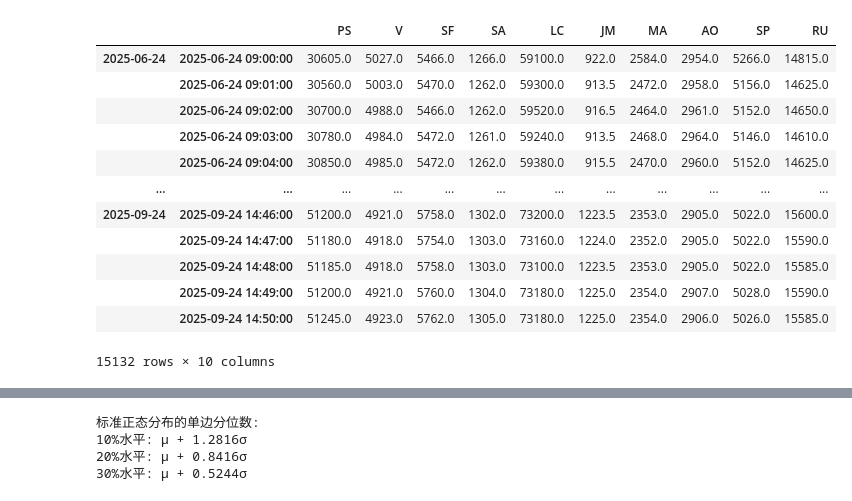
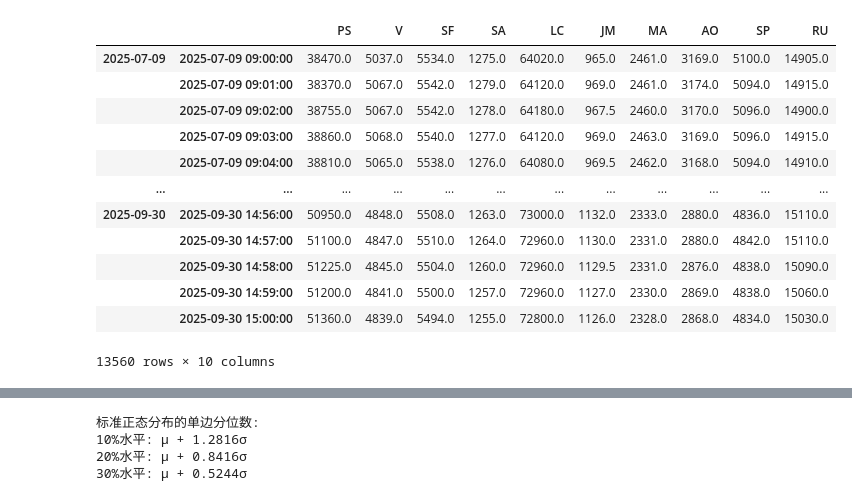
Before and after one commit to SIGCHLD-handler/Industrial_Silicon, a Jupyter notebook: si_history.ipynb, the cells around one changed output, grey strips where cells are left out. Drawn from its saved outputs; the diff is of its cells as text; code cells hidden in the pictures.

```diff
--- a/si_history.ipynb
+++ b/si_history.ipynb
@@ -15,7 +15,7 @@ warnings.filterwarnings("ignore")
 import rqdatac as rq
 rq.init()
 # %%
-index_weight = pd.read_json("index_weight.json")[0]
+index_weight = pd.read_json("index_info.json")["weight"]
 index_weight
 # %% [output]
 PS    0.472150
@@ -109,26 +111,27 @@ Length: 15065, dtype: float64
 # %%
 all_minute = pd.DataFrame()
 for underlying in index_weight.index:
     data = rq.futures.get_dominant_price(underlying, frequency="1m").loc[underlying]
+    data.to_csv("data/%s.csv" % underlying.lower())
     minute = data.groupby("trading_date").apply(preprocess)
     minute.name = underlying
     all_minute = pd.concat([all_minute, minute], axis=1)
 
 all_minute
 # %% [output]
 |  |  | PS | V | SF | SA | LC | JM | MA | AO | SP | RU |
-| 2025-06-24 | 2025-06-24 09:00:00 | 30605.0 | 5027.0 | 5466.0 | 1266.0 | 59100.0 | 922.0 | 2584.0 | 2954.0 | 5266.0 | 14815.0 |
-|  | 2025-06-24 09:01:00 | 30560.0 | 5003.0 | 5470.0 | 1262.0 | 59300.0 | 913.5 | 2472.0 | 2958.0 | 5156.0 | 14625.0 |
-|  | 2025-06-24 09:02:00 | 30700.0 | 4988.0 | 5466.0 | 1262.0 | 59520.0 | 916.5 | 2464.0 | 2961.0 | 5152.0 | 14650.0 |
-|  | 2025-06-24 09:03:00 | 30780.0 | 4984.0 | 5472.0 | 1261.0 | 59240.0 | 913.5 | 2468.0 | 2964.0 | 5146.0 | 14610.0 |
-|  | 2025-06-24 09:04:00 | 30850.0 | 4985.0 | 5472.0 | 1262.0 | 59380.0 | 915.5 | 2470.0 | 2960.0 | 5152.0 | 14625.0 |
+| 2025-07-09 | 2025-07-09 09:00:00 | 38470.0 | 5037.0 | 5534.0 | 1275.0 | 64020.0 | 965.0 | 2461.0 | 3169.0 | 5100.0 | 14905.0 |
+|  | 2025-07-09 09:01:00 | 38370.0 | 5067.0 | 5542.0 | 1279.0 | 64120.0 | 969.0 | 2461.0 | 3174.0 | 5094.0 | 14915.0 |
+|  | 2025-07-09 09:02:00 | 38755.0 | 5067.0 | 5542.0 | 1278.0 | 64180.0 | 967.5 | 2460.0 | 3170.0 | 5096.0 | 14900.0 |
+|  | 2025-07-09 09:03:00 | 38860.0 | 5068.0 | 5540.0 | 1277.0 | 64120.0 | 969.0 | 2463.0 | 3169.0 | 5096.0 | 14915.0 |
+|  | 2025-07-09 09:04:00 | 38810.0 | 5065.0 | 5538.0 | 1276.0 | 64080.0 | 969.5 | 2462.0 | 3168.0 | 5094.0 | 14910.0 |
 | ... | ... | ... | ... | ... | ... | ... | ... | ... | ... | ... | ... |
-| 2025-09-24 | 2025-09-24 14:46:00 | 51200.0 | 4921.0 | 5758.0 | 1302.0 | 73200.0 | 1223.5 | 2353.0 | 2905.0 | 5022.0 | 15600.0 |
-|  | 2025-09-24 14:47:00 | 51180.0 | 4918.0 | 5754.0 | 1303.0 | 73160.0 | 1224.0 | 2352.0 | 2905.0 | 5022.0 | 15590.0 |
-|  | 2025-09-24 14:48:00 | 51185.0 | 4918.0 | 5758.0 | 1303.0 | 73100.0 | 1223.5 | 2353.0 | 2905.0 | 5022.0 | 15585.0 |
-|  | 2025-09-24 14:49:00 | 51200.0 | 4921.0 | 5760.0 | 1304.0 | 73180.0 | 1225.0 | 2354.0 | 2907.0 | 5028.0 | 15590.0 |
-|  | 2025-09-24 14:50:00 | 51245.0 | 4923.0 | 5762.0 | 1305.0 | 73180.0 | 1225.0 | 2354.0 | 2906.0 | 5026.0 | 15585.0 |
+| 2025-09-30 | 2025-09-30 14:56:00 | 50950.0 | 4848.0 | 5508.0 | 1263.0 | 73000.0 | 1132.0 | 2333.0 | 2880.0 | 4836.0 | 15110.0 |
+|  | 2025-09-30 14:57:00 | 51100.0 | 4847.0 | 5510.0 | 1264.0 | 72960.0 | 1130.0 | 2331.0 | 2880.0 | 4842.0 | 15110.0 |
+|  | 2025-09-30 14:58:00 | 51225.0 | 4845.0 | 5504.0 | 1260.0 | 72960.0 | 1129.5 | 2331.0 | 2876.0 | 4838.0 | 15090.0 |
+|  | 2025-09-30 14:59:00 | 51200.0 | 4841.0 | 5500.0 | 1257.0 | 72960.0 | 1127.0 | 2330.0 | 2869.0 | 4838.0 | 15060.0 |
+|  | 2025-09-30 15:00:00 | 51360.0 | 4839.0 | 5494.0 | 1255.0 | 72800.0 | 1126.0 | 2328.0 | 2868.0 | 4834.0 | 15030.0 |
-15132 rows × 10 columns
+13560 rows × 10 columns
 # %%
 index_val = all_minute.groupby(level=0).apply(lambda x: (((x.diff() / x.shift()).apply(lambda y: y.dot(index_weight), axis=1)).fillna(0) + 1).cumprod()).droplevel(0)
 index_val
```
Also changed, not shown: parts of 20 cells of this notebook, 14 other files.
